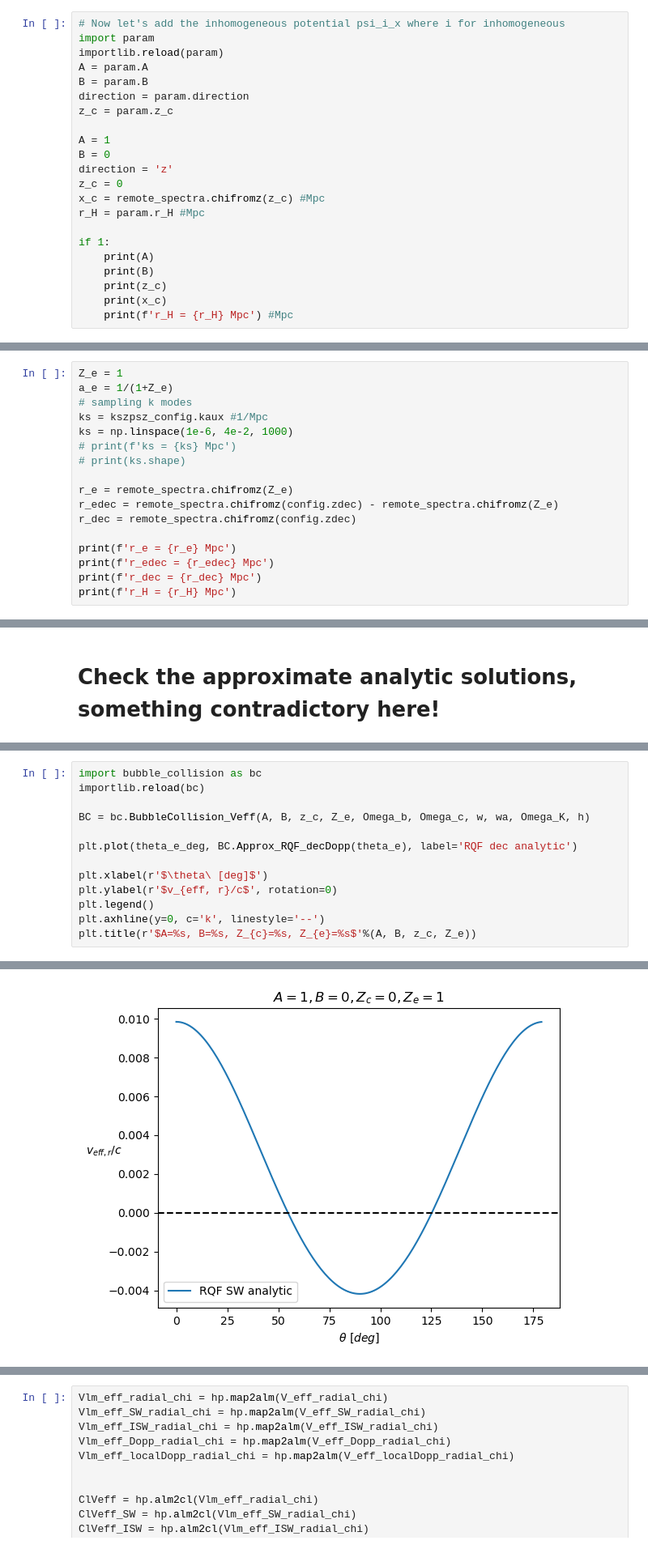
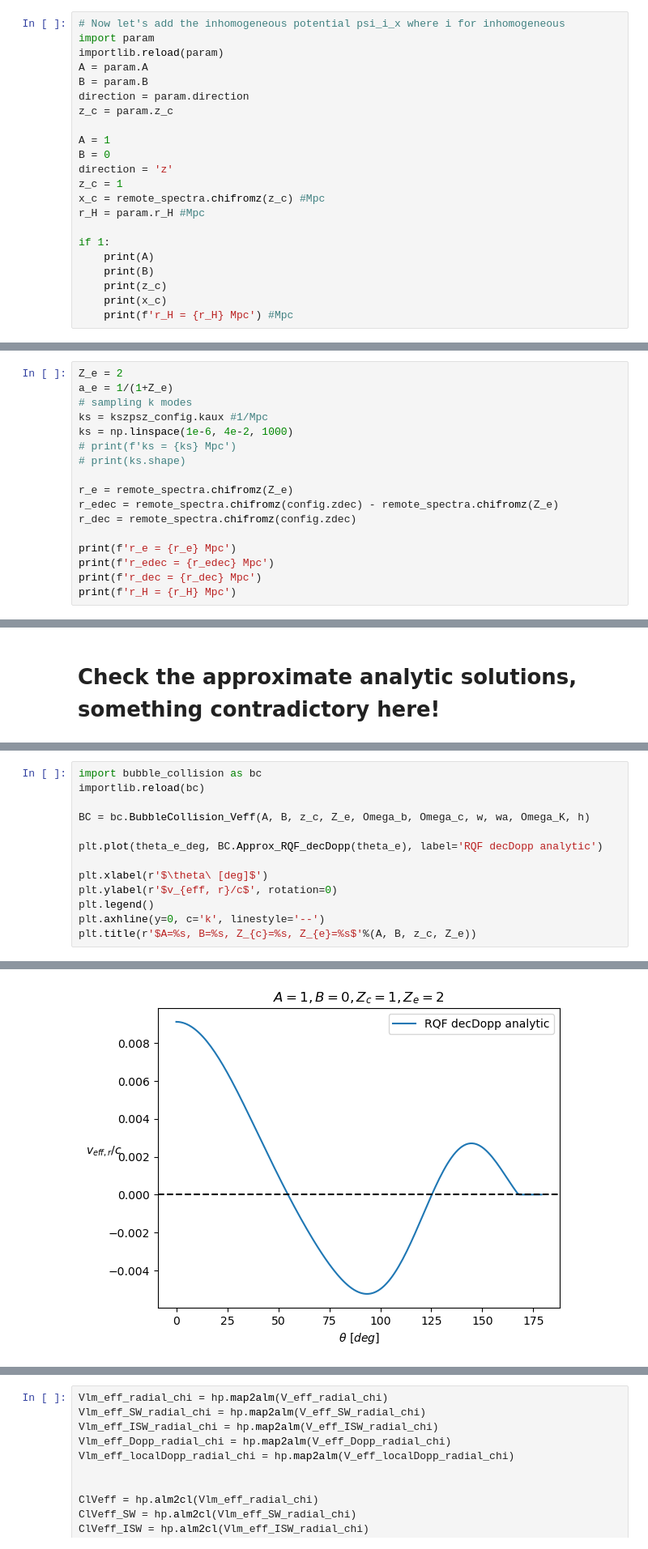
Before and after one commit to catketchup/ReCCO, a Jupyter notebook: code/Pylian_test.ipynb, the cells around one changed output, grey strips where cells are left out. Shown at 81% size. Drawn from its saved outputs; the diff is of its cells as text.

```diff
--- a/code/Pylian_test.ipynb
+++ b/code/Pylian_test.ipynb
@@ -204,7 +204,7 @@ z_c = param.z_c
 A = 1
 B = 0
 direction = 'z'
-z_c = 0
+z_c = 1
 x_c = remote_spectra.chifromz(z_c) #Mpc
 r_H = param.r_H #Mpc
 
@@ -318,7 +318,7 @@ if 0:
 # %% [markdown]
 # Choose the Ze of remote dipole field
 # %%
-Z_e = 1
+Z_e = 2
 a_e = 1/(1+Z_e)
 # sampling k modes
 ks = kszpsz_config.kaux #1/Mpc
@@ -1025,7 +1041,7 @@ importlib.reload(bc)
 
 BC = bc.BubbleCollision_Veff(A, B, z_c, Z_e, Omega_b, Omega_c, w, wa, Omega_K, h)
 
-plt.plot(theta_e_deg, BC.Approx_RQF_decDopp(theta_e), label='RQF dec analytic')
+plt.plot(theta_e_deg, BC.Approx_RQF_decDopp(theta_e), label='RQF decDopp analytic')
 
 plt.xlabel(r'$\theta\ [deg]$')
 plt.ylabel(r'$v_{eff, r}/c$', rotation=0)
@@ -1037 +1053 @@ Text(0.5, 1.0, '$A=1, B=0, Z_{c}=0, Z_{e}=1$')
-[figure, old version]
+[figure, new version]
```
Also changed, not shown: parts of 22 cells of this notebook, 1 other file.
